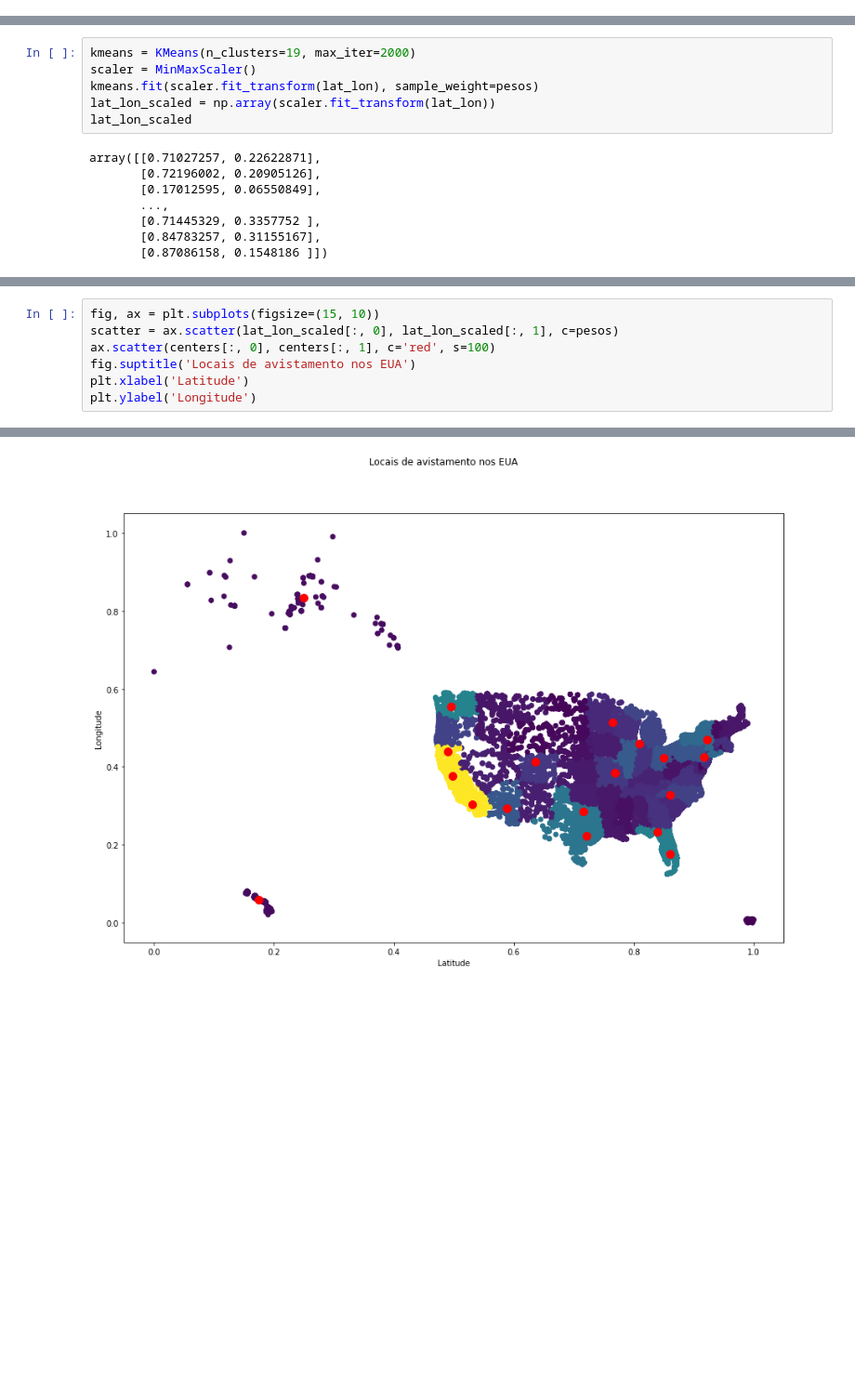
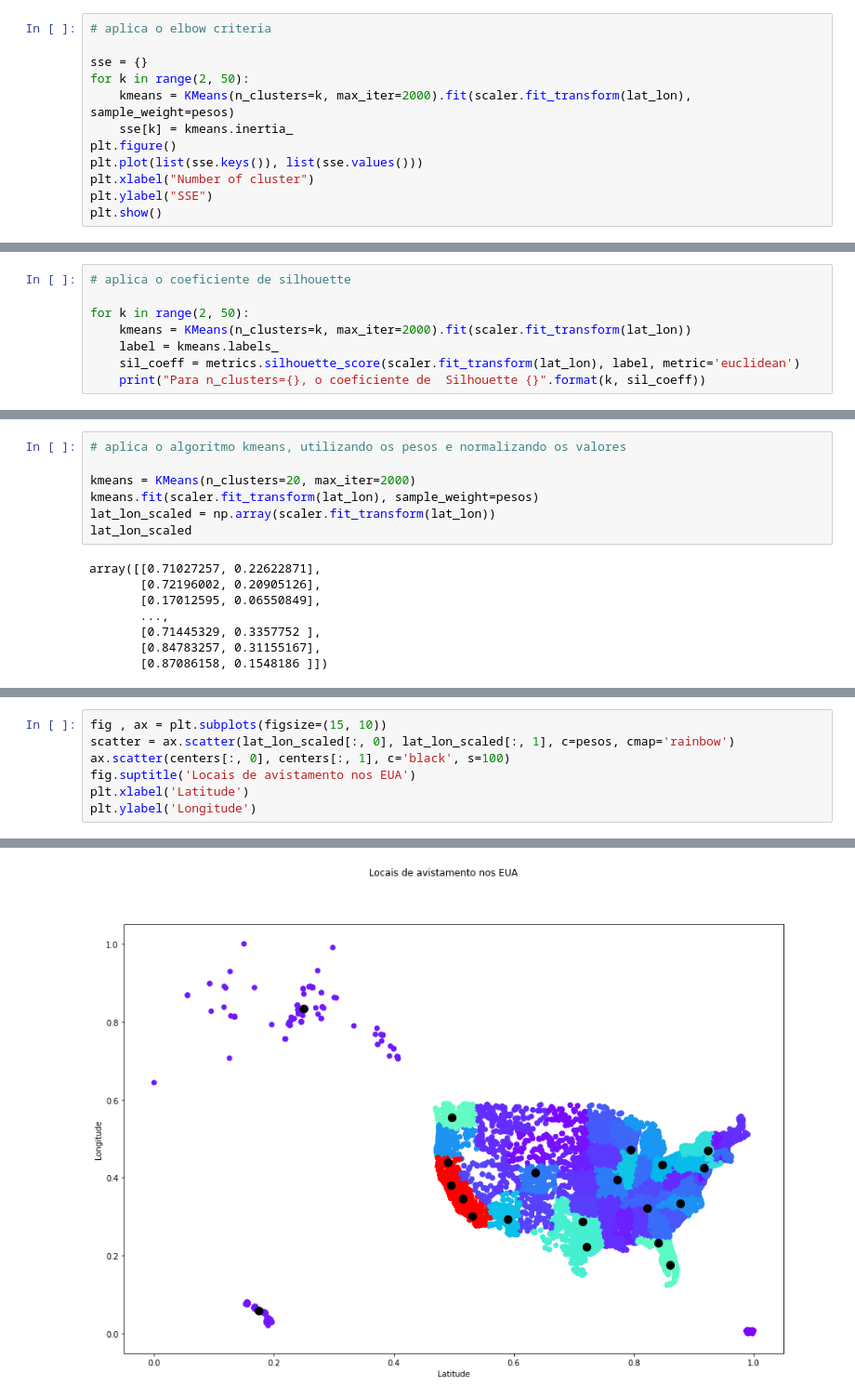
Before and after one commit to robertasilvano/UFOs_datascience, a Jupyter notebook: clustering_usa.ipynb, the cells around one changed output, grey strips where cells are left out. Shown: that part at 93% size. Cells and saved outputs as stored; diff of their text form; blank space fills up the shorter version.

Commit message:
elbow criteria

```diff
--- a/clustering_usa.ipynb
+++ b/clustering_usa.ipynb
@@ -47,0 +56,12 @@ pesos = [states.count(s) for s in states]
+# %%
+# aplica o elbow criteria
+
+sse = {}
+for k in range(2, 50):
+    kmeans = KMeans(n_clusters=k, max_iter=2000).fit(scaler.fit_transform(lat_lon), sample_weight=pesos)
+    sse[k] = kmeans.inertia_
+plt.figure()
+plt.plot(list(sse.keys()), list(sse.values()))
+plt.xlabel("Number of cluster")
+plt.ylabel("SSE")
+plt.show()
@@ -47,0 +72,8 @@ pesos = [states.count(s) for s in states]
+# %%
+# aplica o coeficiente de silhouette
+
+for k in range(2, 50):
+    kmeans = KMeans(n_clusters=k, max_iter=2000).fit(scaler.fit_transform(lat_lon))
+    label = kmeans.labels_
+    sil_coeff = metrics.silhouette_score(scaler.fit_transform(lat_lon), label, metric='euclidean')
+    print("Para n_clusters={}, o coeficiente de  Silhouette {}".format(k, sil_coeff))
@@ -48,6 +82,7 @@ pesos = [states.count(s) for s in states]
 # %%
-kmeans = KMeans(n_clusters=19, max_iter=2000)
-scaler = MinMaxScaler()
+# aplica o algoritmo kmeans, utilizando os pesos e normalizando os valores
+
+kmeans = KMeans(n_clusters=20, max_iter=2000)
 kmeans.fit(scaler.fit_transform(lat_lon), sample_weight=pesos)
 lat_lon_scaled = np.array(scaler.fit_transform(lat_lon))
 lat_lon_scaled
@@ -92,10 +128,10 @@ array([ 0.,  0.,  5., ..., 17.,  1., 10.])
 # %%
-fig, ax = plt.subplots(figsize=(15, 10))
-scatter = ax.scatter(lat_lon_scaled[:, 0], lat_lon_scaled[:, 1], c=pesos)
-ax.scatter(centers[:, 0], centers[:, 1], c='red', s=100)
+fig , ax = plt.subplots(figsize=(15, 10))
+scatter = ax.scatter(lat_lon_scaled[:, 0], lat_lon_scaled[:, 1], c=pesos, cmap='rainbow')
+ax.scatter(centers[:, 0], centers[:, 1], c='black', s=100)
 fig.suptitle('Locais de avistamento nos EUA')
 plt.xlabel('Latitude')
 plt.ylabel('Longitude')
 # %% [output]
 Text(0, 0.5, 'Longitude')
-[figure, old version]
+[figure, new version]
```
Also changed, not shown: parts of 21 cells of this notebook, 4 other files.
